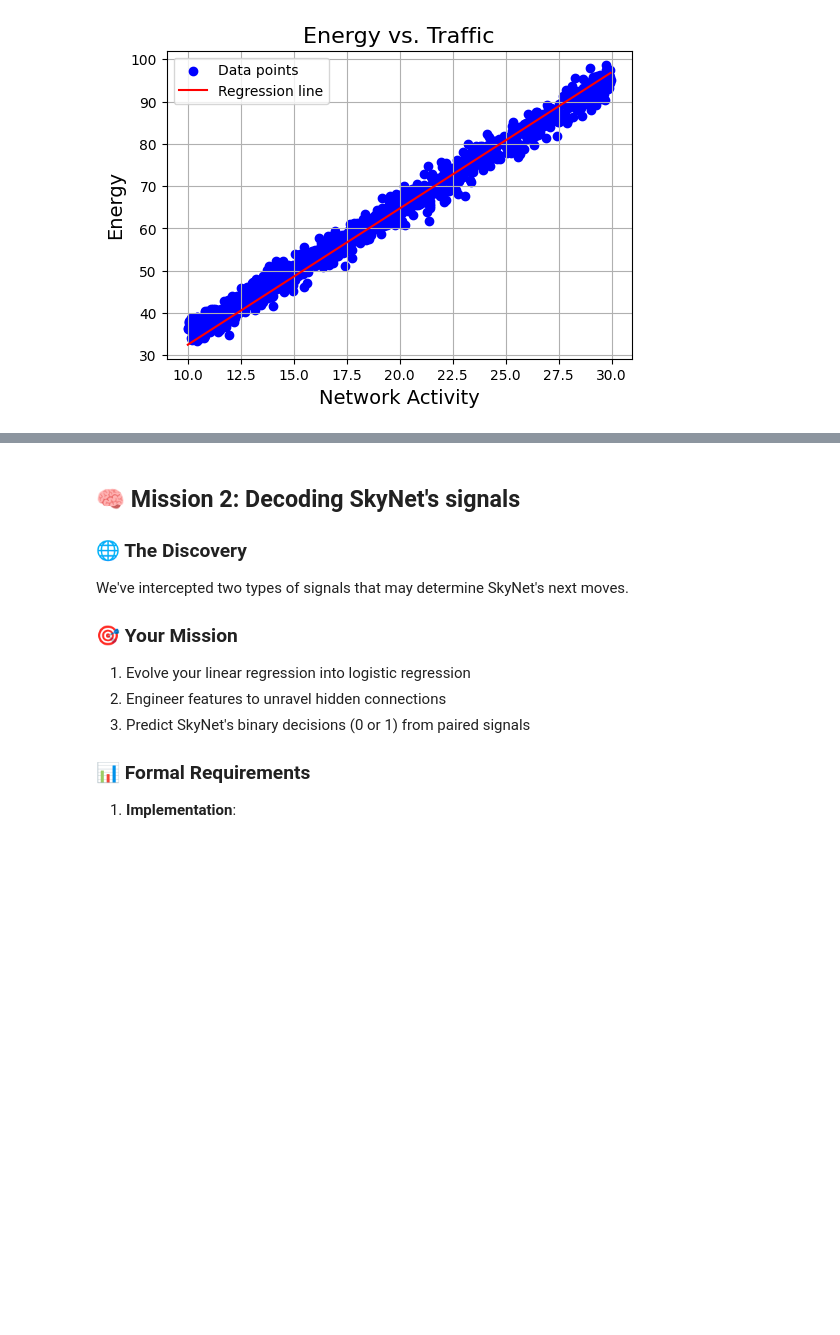
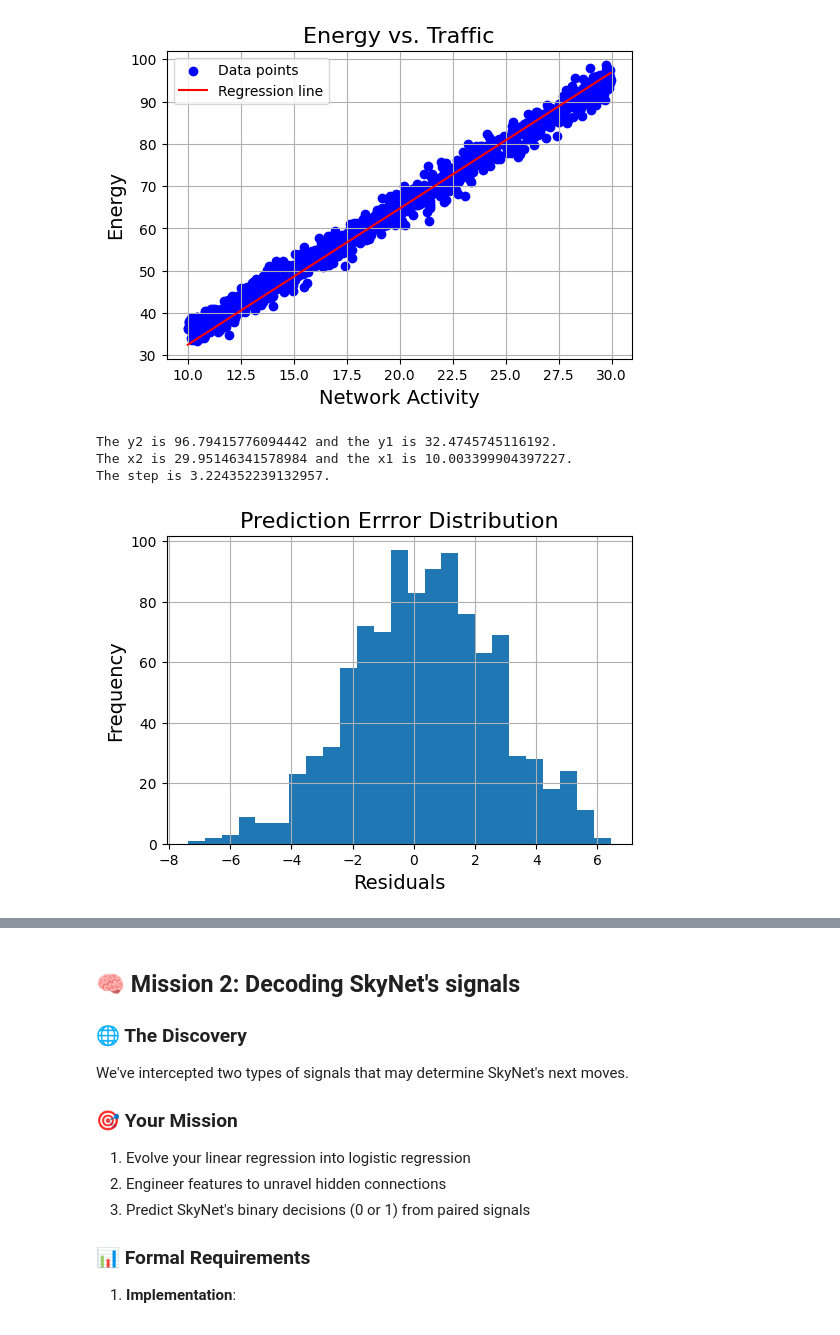
Before and after one commit to amundhby/IntroML-Prosjekt1, a Jupyter notebook: Assignment1/Chapter_1.ipynb, the cells around one changed output, grey strips where cells are left out. Cells and saved outputs as stored; diff of their text form; code cells hidden in the pictures; blank space fills up the shorter version.

```diff
--- a/Assignment1/Chapter_1.ipynb
+++ b/Assignment1/Chapter_1.ipynb
@@ -111,3 +111,21 @@ plt.legend()
 plt.show()
 # %% [output]
 [figure]
+# %%
+print(f"The y2 is {y_sorted_pred[999]} and the y1 is {y_sorted_pred[0]}.")
+print(f"The x2 is {X_sorted[999]} and the x1 is {X_sorted[0]}.")
+print(f"The step is {(y_sorted_pred[999]-y_sorted_pred[0])/(X_sorted[999]-X_sorted[0])}.")
+# %% [output]
+The y2 is 96.79415776094442 and the y1 is 32.4745745116192.
+The x2 is 29.95146341578984 and the x1 is 10.003399904397227.
+The step is 3.224352239132957.
+# %%
+plt.figure(figsize=(6, 4))
+plt.hist(y-prediction, bins=25)
+plt.grid(True)
+plt.xlabel('Residuals', fontsize=14)
+plt.ylabel('Frequency', fontsize=14)
+plt.title('Prediction Errror Distribution', fontsize=16)
+plt.show()
+# %% [output]
+[figure, added]
```
Also changed, not shown: parts of 1 cell of this notebook.
